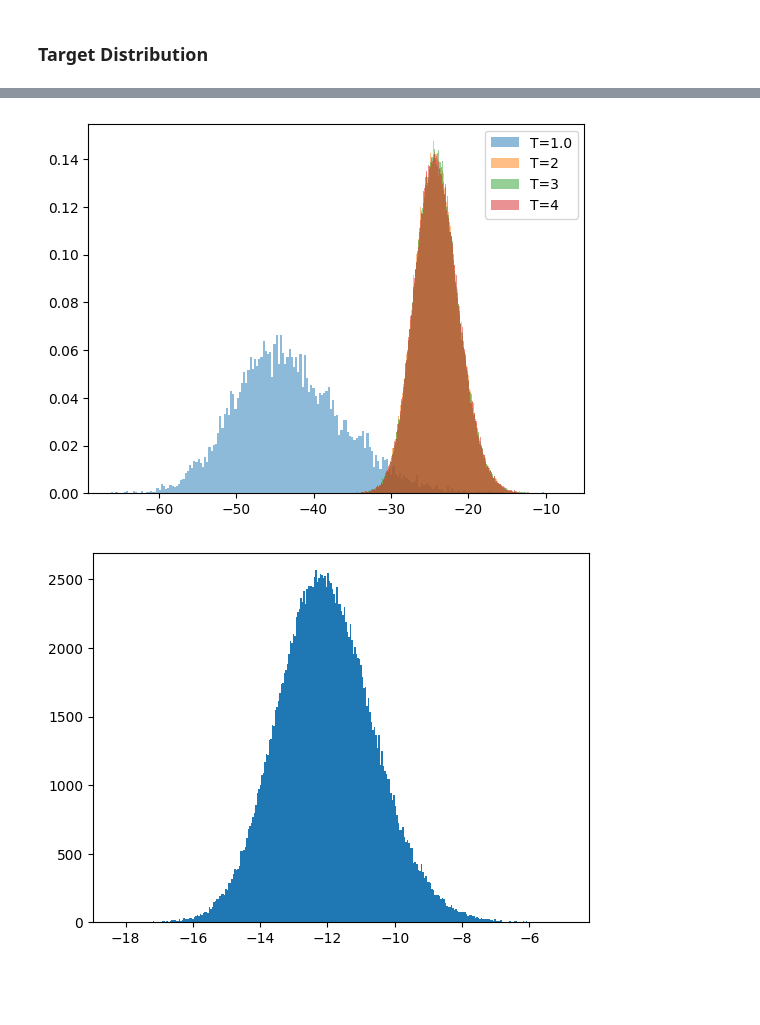
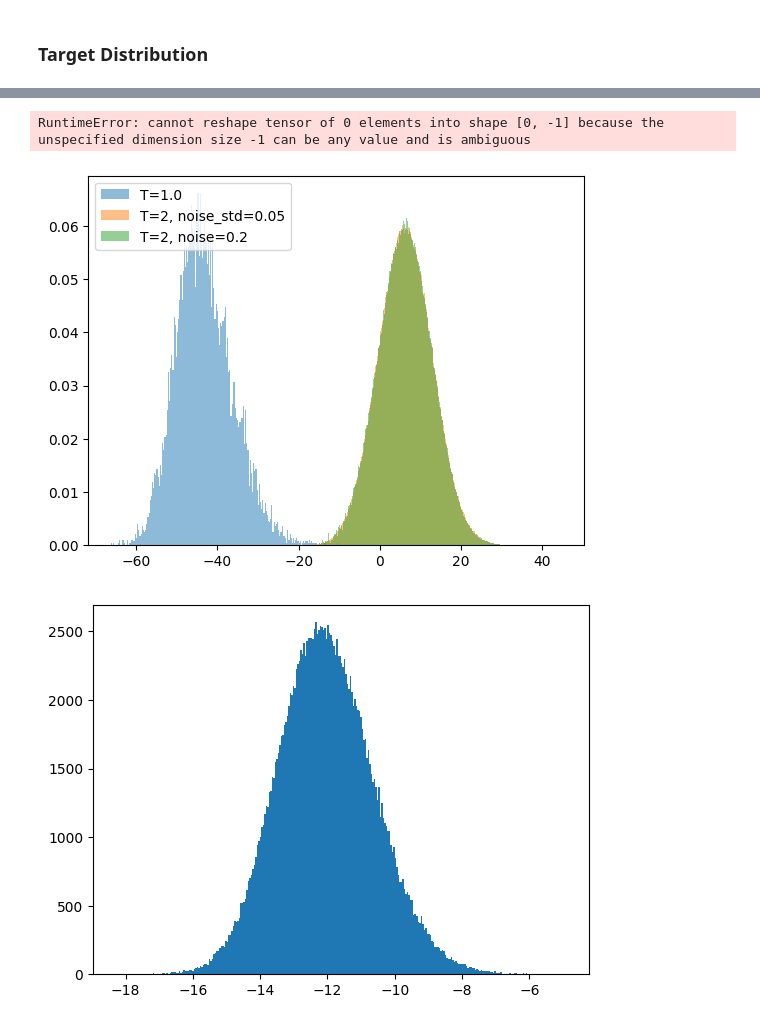
Before and after one commit to taraak/pita, a Jupyter notebook: runner/notebooks/lj_mcmc.ipynb, the cells around one changed output, grey strips where cells are left out. Saved outputs shown, nothing was run; the diff lists cells and outputs as text; code cells hidden in the pictures; blank space fills up the shorter version.

```diff
--- a/runner/notebooks/lj_mcmc.ipynb
+++ b/runner/notebooks/lj_mcmc.ipynb
@@ -18,3 +19,21 @@ device = torch.device("cuda" if torch.cuda.is_available() else "cpu")
 print(device)
 # %% [output]
 cuda
+# %%
+for temp in [1.0]:
+    path_pattern = f"/network/scratch/t/tara.akhoundsadegh/gmm_samples/samples_{temp}*"
+
+    # try catch permission error
+
+    files = sorted(glob.glob(path_pattern))
+    print(f"Found {len(files)} files for temperature {temp}")
+    arrays = []
+    for file in files:
+        try :
+            arrays.append(np.load(file))
+        except PermissionError:
+            print(f"Permission error for file {file}")
+            break
+
+    samples = np.concatenate(arrays)
+    print(f"Concatenated array shape: {samples.shape}")
@@ -82,21 +180,36 @@ tensor([34.4879, 47.4321, 40.3685])
+# %%
+T = 0.7
+T = T.__float__()
+target = LennardJonesEnergy(
+    dimensionality=dimensionality,
+    n_particles=n_particles,
+    device=device,
+    data_path= "../../data/",
+    smooth=False,
+    temperature=T
+    )
+# %%
+plt.hist(-target(target.test_set).detach().cpu().numpy(), bins=100, alpha=0.5, label="T=0.7");
+# %% [output]
+RuntimeError: cannot reshape tensor of 0 elements into shape [0, -1] because the unspecified dimension size -1 can be any value and is ambiguous
 # %%
 #plt.hist(-target(target.test_set).cpu().detach().numpy(), bins=200, alpha=0.5, density=True)
 #
 plt.hist(-target_temp1(target_temp1.test_set).cpu().detach().numpy(), bins=200, alpha=0.5, density=True, label="T=1.0")
-samples_energy = target(torch.tensor(samples[2], dtype=torch.float32).to(device)).cpu().detach().numpy()
-plt.hist(-samples_energy, bins=300, density=True, alpha=0.5, label=f"T=2");
+samples_energy = target(torch.tensor(samples[0.05], dtype=torch.float32).to(device)).cpu().detach().numpy()
+plt.hist(-samples_energy, bins=300, density=True, alpha=0.5, label=f"T=2, noise_std=0.05");
 
-samples_energy = target(torch.tensor(samples[3], dtype=torch.float32).to(device)).cpu().detach().numpy()
-plt.hist(-samples_energy, bins=300, density=True, alpha=0.5, label=f"T=3");
+samples_energy = target(torch.tensor(samples[0.2], dtype=torch.float32).to(device)).cpu().detach().numpy()
+plt.hist(-samples_energy, bins=300, density=True, alpha=0.5, label=f"T=2, noise=0.2");
 
 
-samples_energy = target(torch.tensor(samples[4], dtype=torch.float32).to(device)).cpu().detach().numpy()
-plt.hist(-samples_energy, bins=300, density=True, alpha=0.5, label=f"T=4");
+# samples_energy = target(torch.tensor(samples[4], dtype=torch.float32).to(device)).cpu().detach().numpy()
+# plt.hist(-samples_energy, bins=300, density=True, alpha=0.5, label=f"T=4");
 
 plt.legend()
 plt.show()
 # %% [output]
-[figure, old version]
+[figure, new version]
 # %%
 samples_energy = target(torch.tensor(samples, dtype=torch.float32).to(device)).cpu().detach().numpy()
 plt.hist(-samples_energy, bins=300);
```
Also changed, not shown: parts of 40 cells of this notebook, 8 other files.
